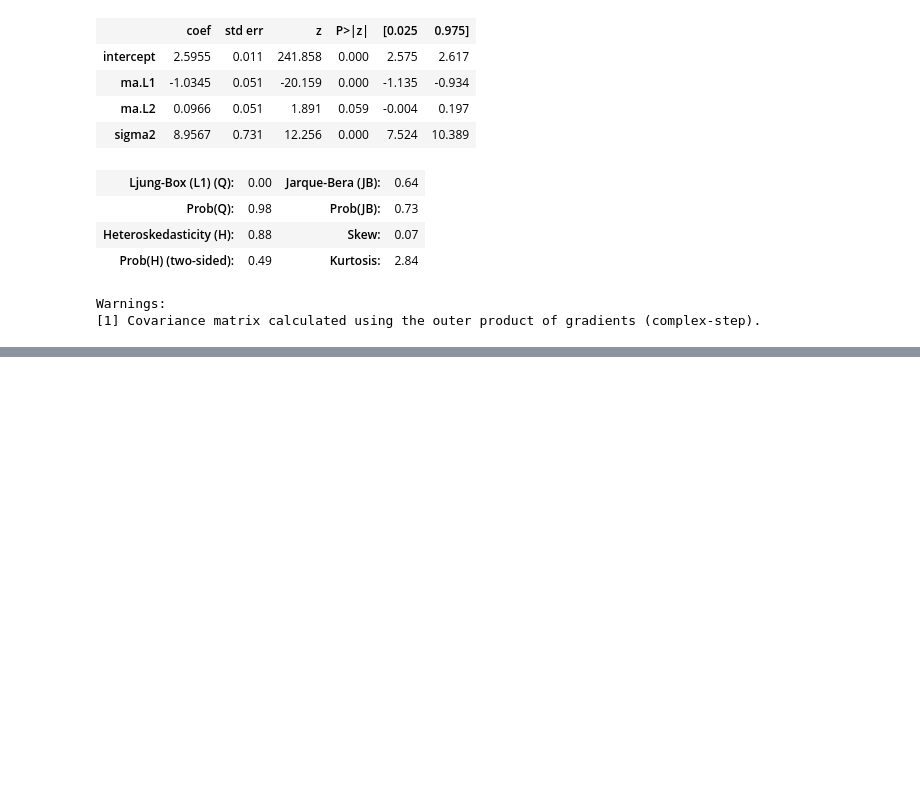
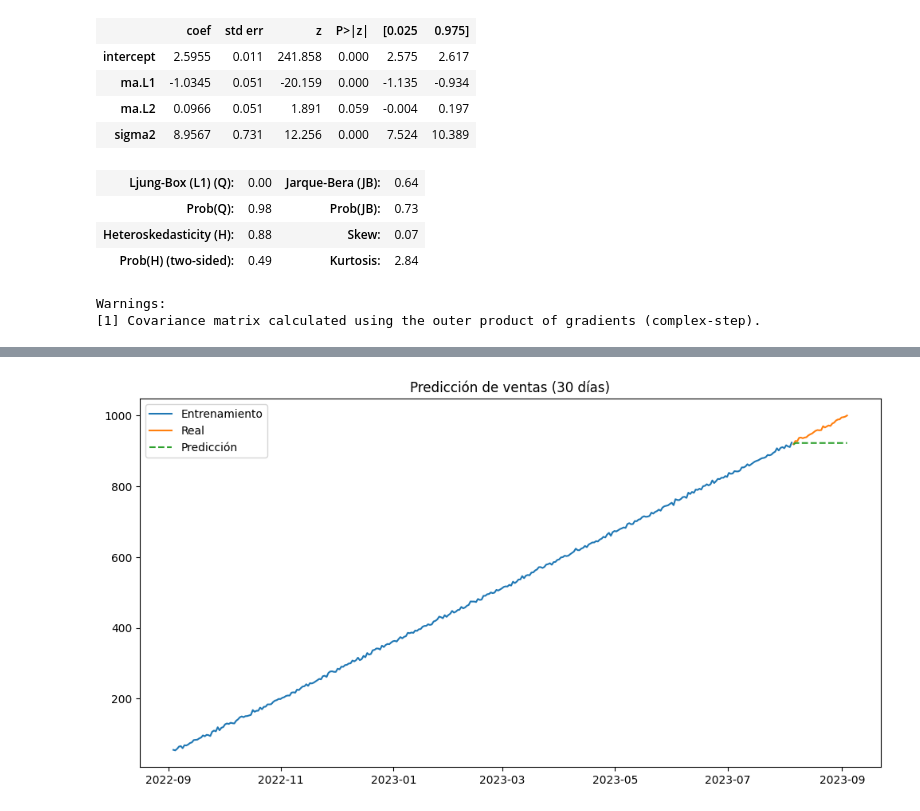
Before and after one commit to bartowen/serie_de_tiempo_alternativo, a Jupyter notebook: src/explore.ipynb, the cells around one changed output, grey strips where cells are left out. Cells and saved outputs as stored; diff of their text form; code cells hidden in the pictures; blank space fills up the shorter version.

Commit message:
modelo arima con estacionalidad 2 d

```diff
--- a/src/explore.ipynb
+++ b/src/explore.ipynb
@@ -187,3 +187,20 @@ Covariance Type:                  opg
 
 Warnings:
 [1] Covariance matrix calculated using the outer product of gradients (complex-step).
+# %%
+# Predicción de 30 pasos hacia adelante
+forecast = model_fit.forecast(steps=30)
+forecast.index = test.index  # Alinear con las fechas reales
+
+# Visualizar predicción vs real
+import matplotlib.pyplot as plt
+
+plt.figure(figsize=(12, 6))
+plt.plot(train, label='Entrenamiento')
+plt.plot(test, label='Real')
+plt.plot(forecast, label='Predicción', linestyle='--')
+plt.title('Predicción de ventas (30 días)')
+plt.legend()
+plt.show()
+# %% [output]
+[figure, added]
```
Also changed, not shown: parts of 3 cells of this notebook.
